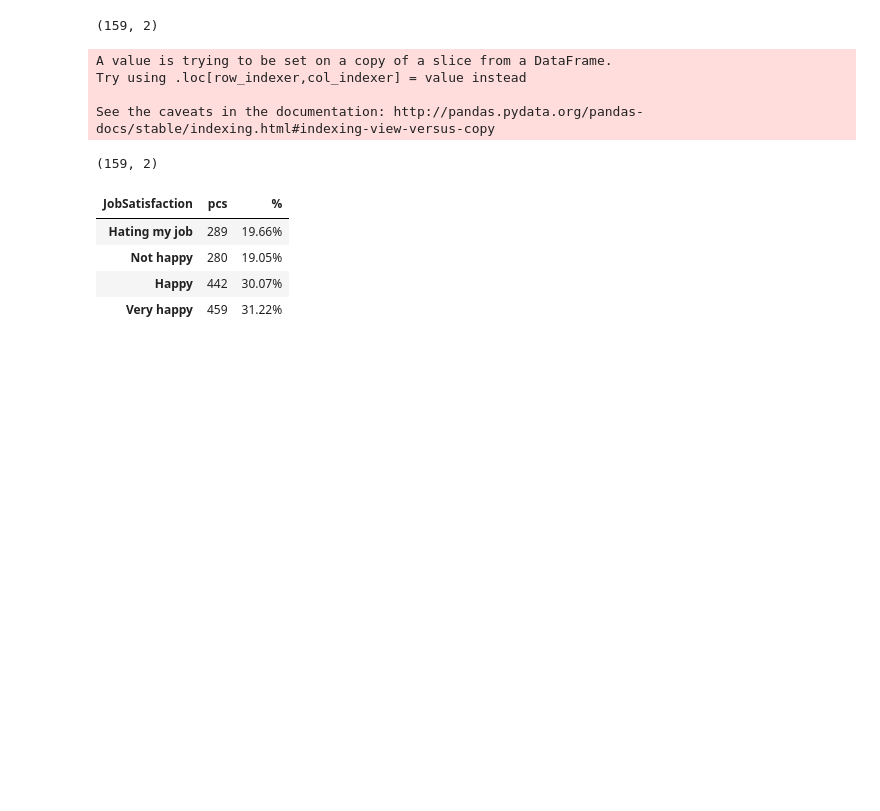
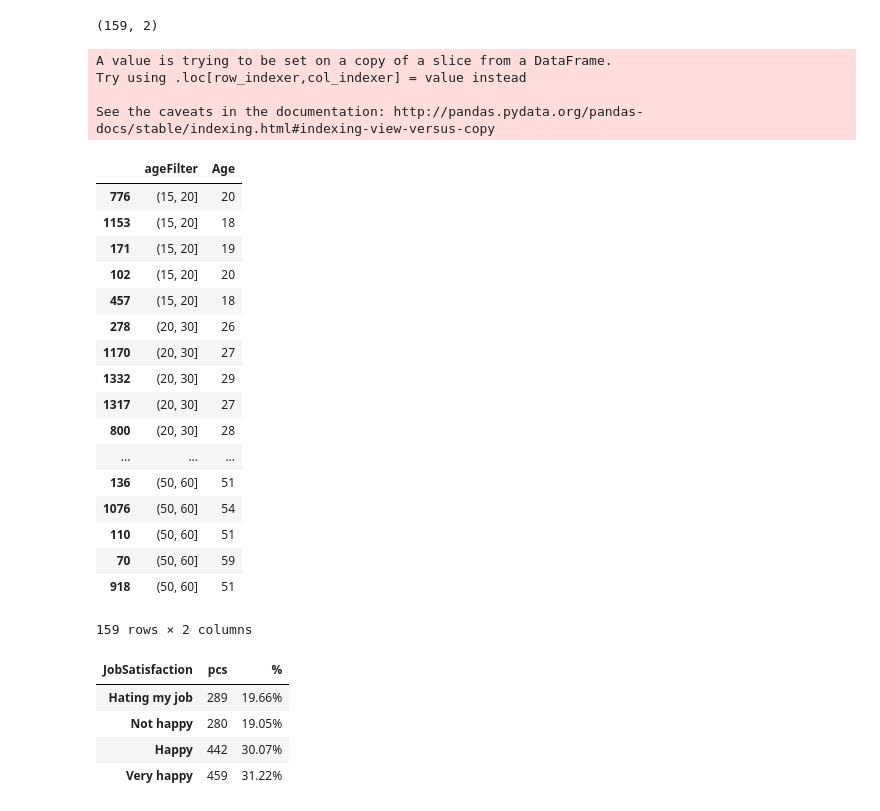
Before and after one commit to matilinux/DataAnalytics, a Jupyter notebook: employee2.ipynb, the cells around one changed output. Drawn from its saved outputs; the diff is of its cells as text; code cells hidden in the pictures; blank space fills up the shorter version.

```diff
--- a/employee2.ipynb
+++ b/employee2.ipynb
@@ -34,13 +35,30 @@ See the caveats in the documentation: http://pandas.pydata.org/pandas-docs/stabl
 # %%
 bins = [15, 20, 30, 40, 50, 60, 70]
 single['ageFilter'] = pd.cut(df['Age'], bins = bins)
-single[['ageFilter', 'Age']].sort_values(by='ageFilter').shape
+single[['ageFilter', 'Age']].sort_values(by='ageFilter')
 # %% [output]
 A value is trying to be set on a copy of a slice from a DataFrame.
 Try using .loc[row_indexer,col_indexer] = value instead
 
 See the caveats in the documentation: http://pandas.pydata.org/pandas-docs/stable/indexing.html#indexing-view-versus-copy
+|  | ageFilter | Age |
+| 776 | (15, 20] | 20 |
+| 1153 | (15, 20] | 18 |
+| 171 | (15, 20] | 19 |
+| 102 | (15, 20] | 20 |
+| 457 | (15, 20] | 18 |
+| 278 | (20, 30] | 26 |
+| 1170 | (20, 30] | 27 |
+| 1332 | (20, 30] | 29 |
+| 1317 | (20, 30] | 27 |
+| 800 | (20, 30] | 28 |
+| ... | ... | ... |
+| 136 | (50, 60] | 51 |
+| 1076 | (50, 60] | 54 |
+| 110 | (50, 60] | 51 |
+| 70 | (50, 60] | 59 |
+| 918 | (50, 60] | 51 |
-(159, 2)
+159 rows × 2 columns
 # %%
 jobSatisfaction=['Hating my job','Not happy','Happy','Very happy']
 chart=pd.crosstab(df['JobSatisfaction'], 'pcs')
```
Also changed, not shown: parts of 7 cells of this notebook, 7 other files.
